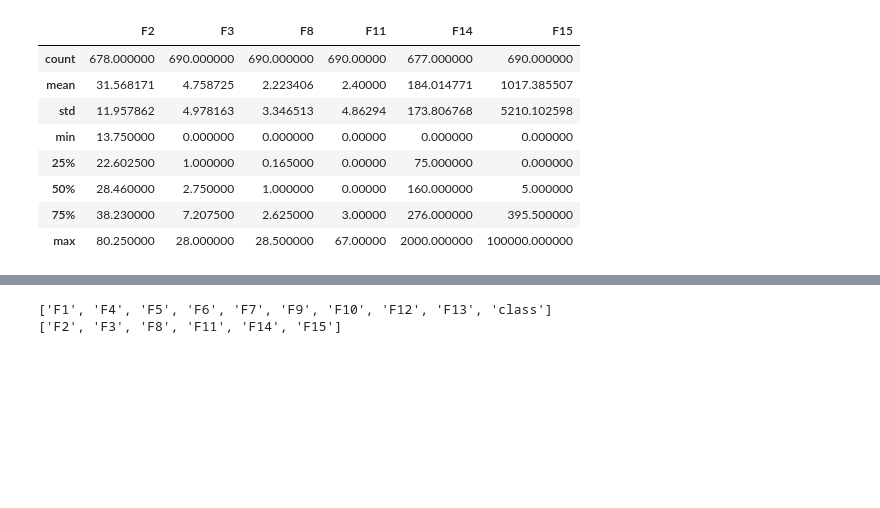
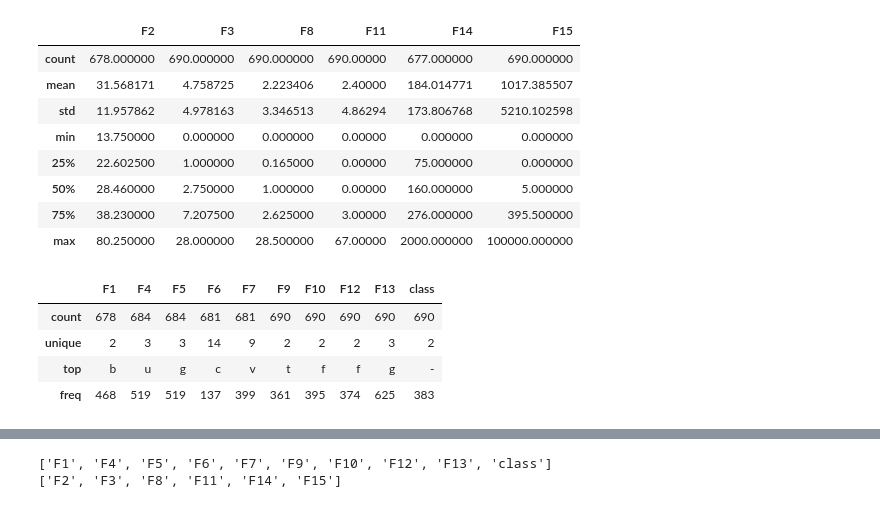
Before and after one commit to subv13/ru_ml_bootcamp, a Jupyter notebook: scoring_tutorial.ipynb, the cells around one changed output, grey strips where cells are left out. Saved outputs shown, nothing was run; the diff lists cells and outputs as text; code cells hidden in the pictures; blank space fills up the shorter version.

```diff
--- a/scoring_tutorial.ipynb
+++ b/scoring_tutorial.ipynb
@@ -29,3 +32,11 @@ data.describe()
 | 50% | 28.460000 | 2.750000 | 1.000000 | 0.00000 | 160.000000 | 5.000000 |
 | 75% | 38.230000 | 7.207500 | 2.625000 | 3.00000 | 276.000000 | 395.500000 |
 | max | 80.250000 | 28.000000 | 28.500000 | 67.00000 | 2000.000000 | 100000.000000 |
+# %%
+data.describe(include=['object'])
+# %% [output]
+|  | F1 | F4 | F5 | F6 | F7 | F9 | F10 | F12 | F13 | class |
+| count | 678 | 684 | 684 | 681 | 681 | 690 | 690 | 690 | 690 | 690 |
+| unique | 2 | 3 | 3 | 14 | 9 | 2 | 2 | 2 | 3 | 2 |
+| top | b | u | g | c | v | t | f | f | g | - |
+| freq | 468 | 519 | 519 | 137 | 399 | 361 | 395 | 374 | 625 | 383 |
```
Also changed, not shown: parts of 14 cells of this notebook.
